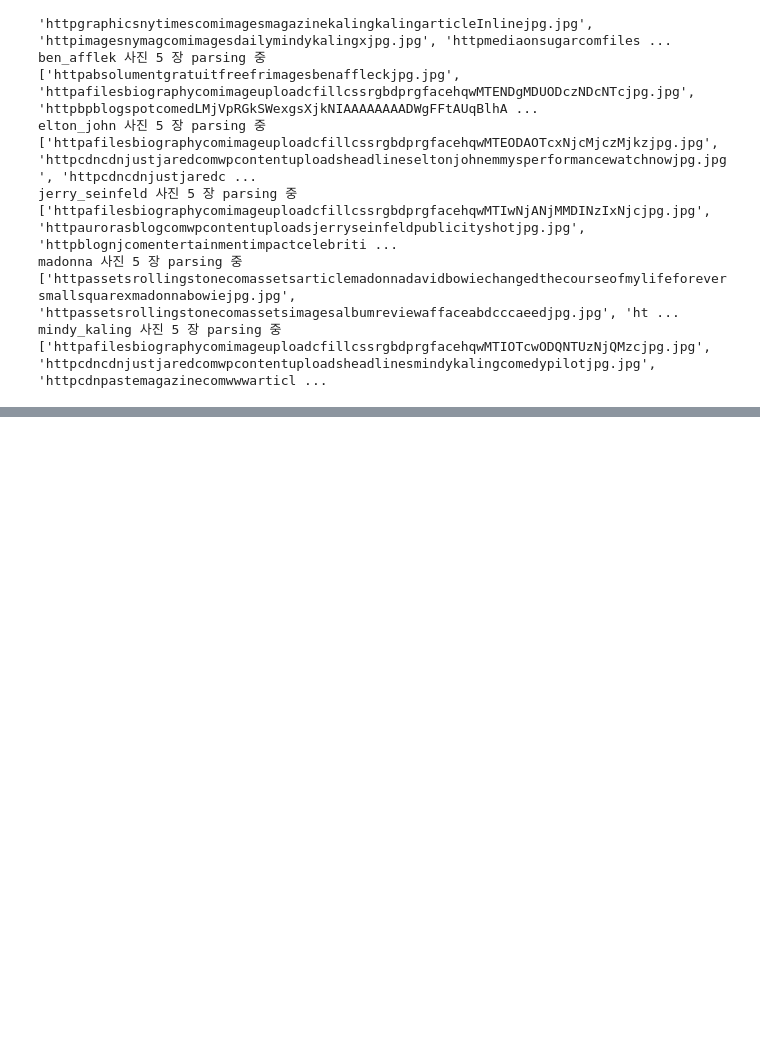
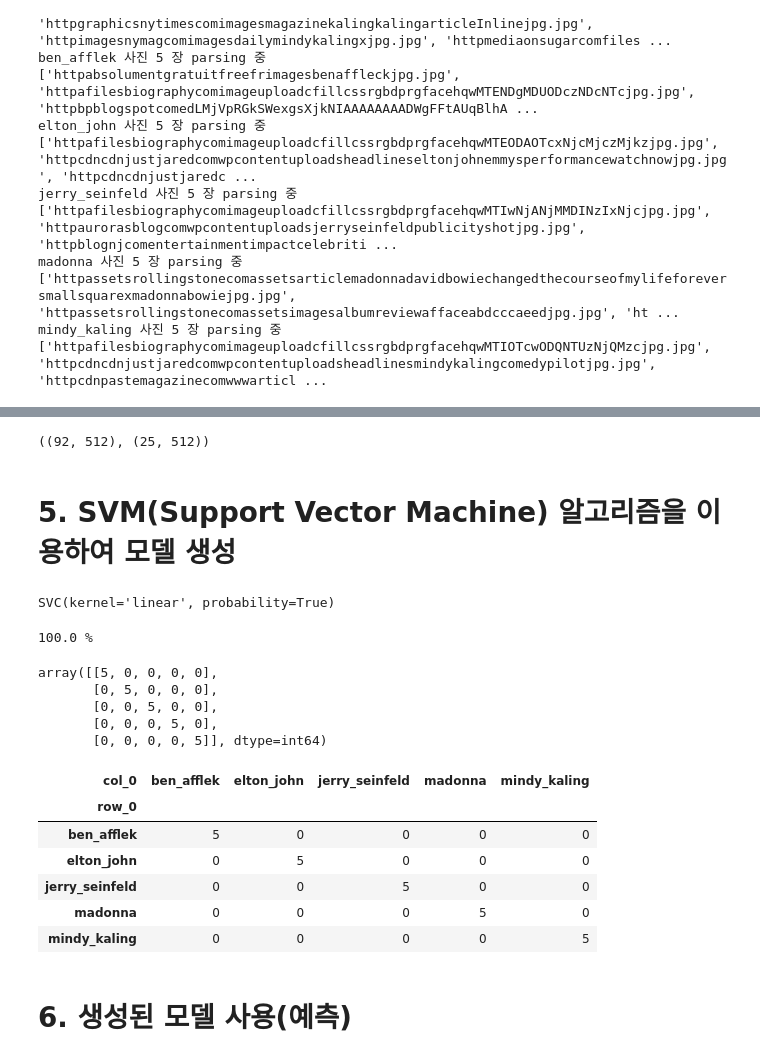
Before and after one commit to yeonzuui/ai, a Jupyter notebook: source/09_이미지처리/07_얼굴인식.ipynb, the cells around one changed output, grey strips where cells are left out. Cells and saved outputs as stored; diff of their text form; code cells hidden in the pictures; blank space fills up the shorter version.

```diff
--- a/source/09_이미지처리/07_얼굴인식.ipynb
+++ b/source/09_이미지처리/07_얼굴인식.ipynb
@@ -258,0 +337,8 @@ mindy_kaling 사진 5 장 parsing 중
+# %%
+# Embedding 결과를 X_test_list에 append
+X_test_list = []
+for image_full_path in x_test_path:
+    face_embedding = make_embedding(image_full_path)
+    X_test_list.append(face_embedding[0])
+
+len(X_test_list)
@@ -258,0 +369,48 @@ mindy_kaling 사진 5 장 parsing 중
+# %%
+X_train = np.array(X_train_list)
+X_test = np.array(X_test_list)
+X_train.shape, X_test.shape
+# %% [output]
+((92, 512), (25, 512))
+# %% [markdown]
+# 5. SVM(Support Vector Machine) 알고리즘을 이용하여 모델 생성
+# %%
+from sklearn import preprocessing, svm
+from sklearn.metrics import accuracy_score
+import pandas as pd
+
+classifier = svm.SVC(kernel = 'linear',  # 내부적으로 선형함수
+                     probability = True) # 확률값 출력, softmax
+classifier.fit(X_train, y_train)
+# %% [output]
+SVC(kernel='linear', probability=True)
+# %%
+# X_test의 예측값
+y_hat = classifier.predict(X_test)
+
+accuracy = accuracy_score(y_test, # 실제값
+                          y_hat)  # 예측값
+print(accuracy*100, '%')
+# %% [output]
+100.0 %
+# %%
+from sklearn.metrics import confusion_matrix
+confusion_matrix(y_test, y_hat) # 혼돈행렬
+# %% [output]
+array([[5, 0, 0, 0, 0],
+       [0, 5, 0, 0, 0],
+       [0, 0, 5, 0, 0],
+       [0, 0, 0, 5, 0],
+       [0, 0, 0, 0, 5]], dtype=int64)
+# %%
+pd.crosstab(y_test, y_hat)
+# %% [output]
+| col_0 | ben_afflek | elton_john | jerry_seinfeld | madonna | mindy_kaling |
+| row_0 |  |  |  |  |  |
+| ben_afflek | 5 | 0 | 0 | 0 | 0 |
+| elton_john | 0 | 5 | 0 | 0 | 0 |
+| jerry_seinfeld | 0 | 0 | 5 | 0 | 0 |
+| madonna | 0 | 0 | 0 | 5 | 0 |
+| mindy_kaling | 0 | 0 | 0 | 0 | 5 |
+# %% [markdown]
+# 6. 생성된 모델 사용(예측)
```
Also changed, not shown: parts of 20 cells of this notebook, 8 other files.
